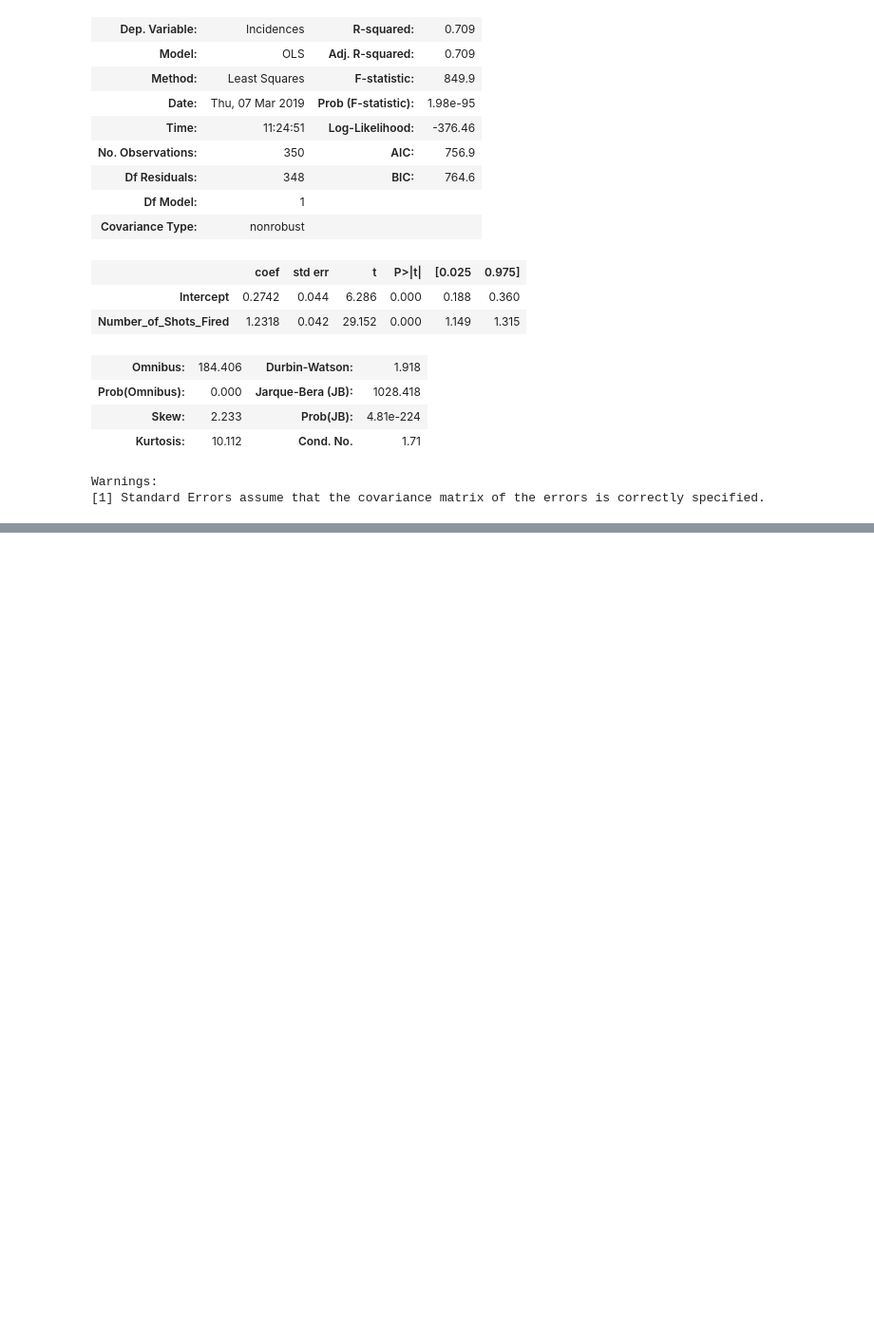
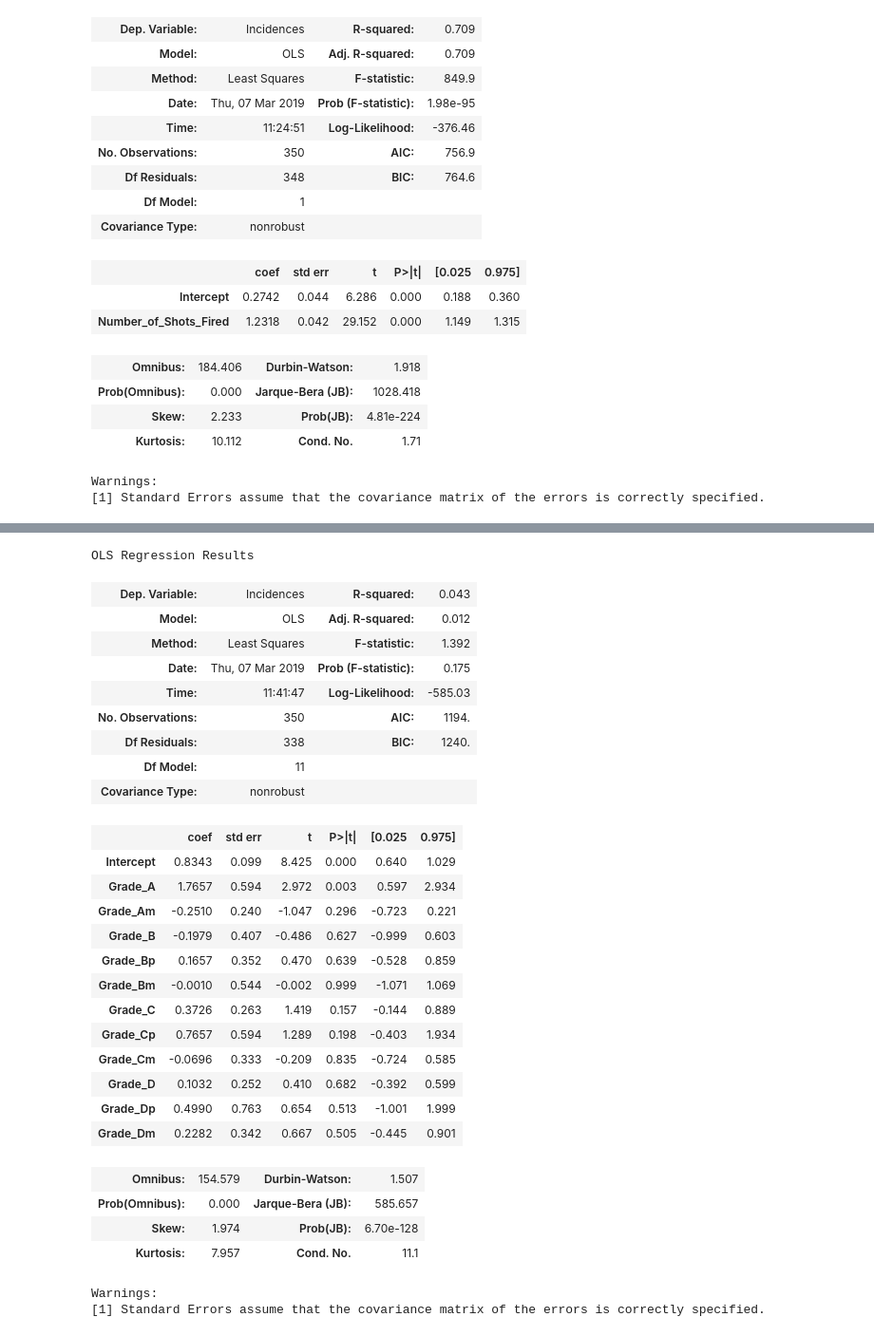
Before and after one commit to loisr/Mod-2-Project, a Jupyter notebook: Reshaped Data.ipynb, the cells around one changed output, grey strips where cells are left out. Shown: that part at 95% size. Saved outputs shown, nothing was run; the diff lists cells and outputs as text; code cells hidden in the pictures; blank space fills up the shorter version.

Commit message:
OLS Regression

```diff
--- a/Reshaped Data.ipynb
+++ b/Reshaped Data.ipynb
@@ -297,3 +278,6 @@ OLS Regression Results
 | Kurtosis: | 10.112 | Cond. No. | 1.71 |
 Warnings:
 [1] Standard Errors assume that the covariance matrix of the errors is correctly specified.
+# %%
+# turning Grades into dummy variables
+grade_dummy = pd.get_dummies(df['Grade'],prefix = 'Grade')
@@ -299,0 +293,5 @@ Warnings:
+# %%
+#renaming the columns so that they work with OLS
+# '-' becomes 'm'
+# '+' becomes 'p'
+grade_dummy = grade_dummy.rename(columns={'Grade_A-': 'Grade_Am', 'Grade_B+': 'Grade_Bp', 'Grade_B-': 'Grade_Bm','Grade_C+': 'Grade_Cp', 'Grade_C-': 'Grade_Cm', 'Grade_D+': 'Grade_Dp', 'Grade_D-': 'Grade_Dm'})
@@ -299,0 +307,3 @@ Warnings:
+# %%
+df_with_dummies = pd.concat([df, grade_dummy], axis = 1)
+df_with_dummies = df_with_dummies.drop(['Grade','Grade_F'],axis=1);
@@ -299,0 +339,35 @@ Warnings:
+# %%
+#OLS Regression of Number of Incidences vs Gun Law Grade
+df_reg_mult_dummy = ols(formula="Incidences~Grade_A+Grade_Am+Grade_B+Grade_Bp+Grade_Bm+Grade_C+Grade_Cp+Grade_Cm+Grade_D+Grade_Dp+Grade_Dm",
+                               data=df_with_dummies).fit()
+df_reg_mult_dummy.summary()
+# %% [output]
+OLS Regression Results
+| Dep. Variable: | Incidences | R-squared: | 0.043 |
+| Model: | OLS | Adj. R-squared: | 0.012 |
+| Method: | Least Squares | F-statistic: | 1.392 |
+| Date: | Thu, 07 Mar 2019 | Prob (F-statistic): | 0.175 |
+| Time: | 11:41:47 | Log-Likelihood: | -585.03 |
+| No. Observations: | 350 | AIC: | 1194. |
+| Df Residuals: | 338 | BIC: | 1240. |
+| Df Model: | 11 |  |  |
+| Covariance Type: | nonrobust |  |  |
+|  | coef | std err | t | P>|t| | [0.025 | 0.975] |
+| Intercept | 0.8343 | 0.099 | 8.425 | 0.000 | 0.640 | 1.029 |
+| Grade_A | 1.7657 | 0.594 | 2.972 | 0.003 | 0.597 | 2.934 |
+| Grade_Am | -0.2510 | 0.240 | -1.047 | 0.296 | -0.723 | 0.221 |
+| Grade_B | -0.1979 | 0.407 | -0.486 | 0.627 | -0.999 | 0.603 |
+| Grade_Bp | 0.1657 | 0.352 | 0.470 | 0.639 | -0.528 | 0.859 |
+| Grade_Bm | -0.0010 | 0.544 | -0.002 | 0.999 | -1.071 | 1.069 |
+| Grade_C | 0.3726 | 0.263 | 1.419 | 0.157 | -0.144 | 0.889 |
+| Grade_Cp | 0.7657 | 0.594 | 1.289 | 0.198 | -0.403 | 1.934 |
+| Grade_Cm | -0.0696 | 0.333 | -0.209 | 0.835 | -0.724 | 0.585 |
+| Grade_D | 0.1032 | 0.252 | 0.410 | 0.682 | -0.392 | 0.599 |
+| Grade_Dp | 0.4990 | 0.763 | 0.654 | 0.513 | -1.001 | 1.999 |
+| Grade_Dm | 0.2282 | 0.342 | 0.667 | 0.505 | -0.445 | 0.901 |
+| Omnibus: | 154.579 | Durbin-Watson: | 1.507 |
+| Prob(Omnibus): | 0.000 | Jarque-Bera (JB): | 585.657 |
+| Skew: | 1.974 | Prob(JB): | 6.70e-128 |
+| Kurtosis: | 7.957 | Cond. No. | 11.1 |
+Warnings:
+[1] Standard Errors assume that the covariance matrix of the errors is correctly specified.
```
Also changed, not shown: parts of 6 cells of this notebook.
